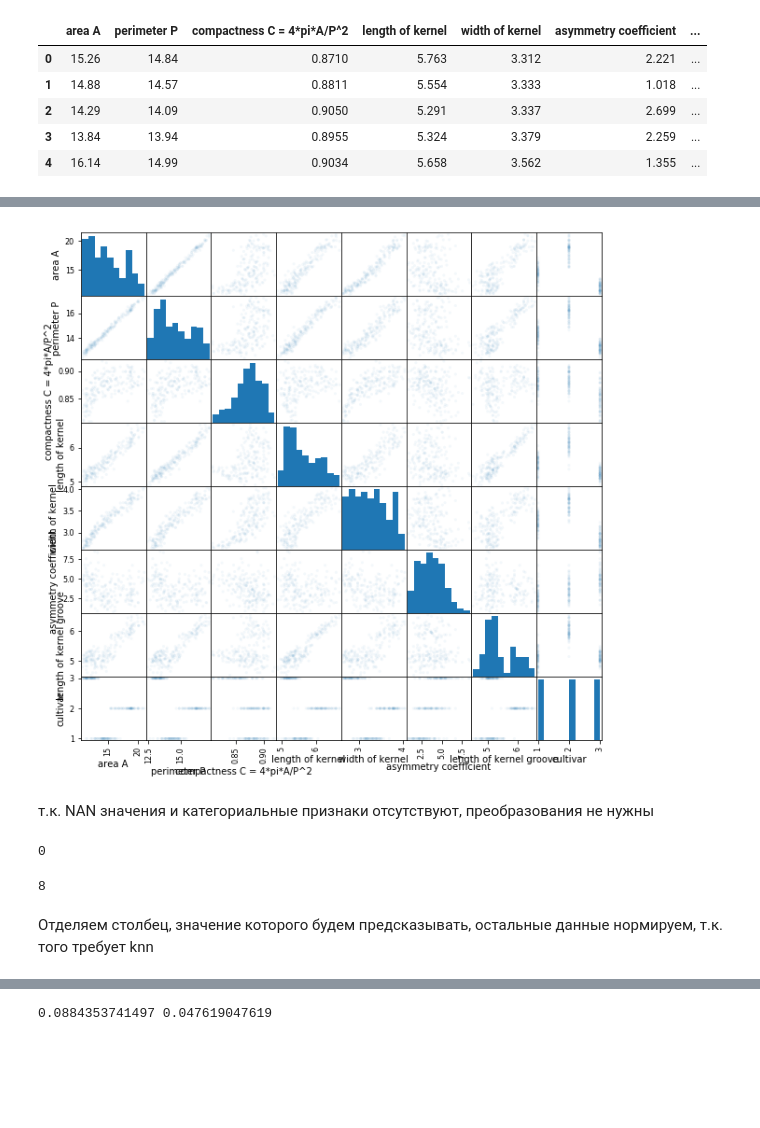
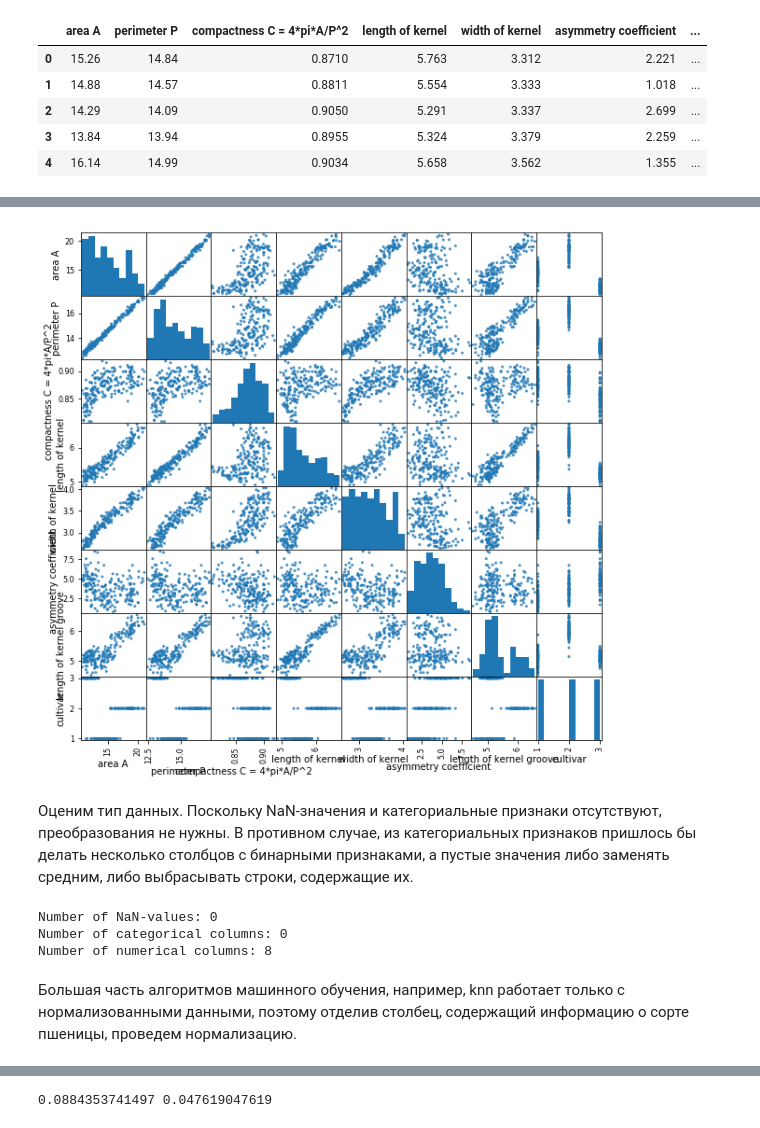
Before and after one commit to krist311/ML, a Jupyter notebook: 2509/2509.ipynb, the cells around one changed output, grey strips where cells are left out. Drawn from its saved outputs; the diff is of its cells as text; code cells hidden in the pictures; blank space fills up the shorter version.

```diff
--- a/2509/2509.ipynb
+++ b/2509/2509.ipynb
@@ -25,21 +66,22 @@ data.shape
 # %%
 data.corr()
 from pandas.plotting import scatter_matrix
-scatter_matrix(data, alpha = .05, figsize = (10, 10))
+scatter_matrix(data, alpha = 0.8, figsize = (10, 10))
 pass
 # %% [output]
-[figure, old version]
+[figure, new version]
-# %% [markdown]
-т.к. NAN значения и категориальные признаки отсутствуют, преобразования не нужны
+# %% [markdown]
+Оценим тип данных. Поскольку NaN-значения и категориальные признаки отсутствуют, преобразования не нужны. В противном случае, из категориальных признаков пришлось бы делать несколько столбцов с бинарными признаками, а пустые значения либо заменять средним, либо выбрасывать строки, содержащие их.
 # %%
-print(data.isnull().values.sum()) # number of NaN-values in the dataset
-len([c for c in data.columns if data[c].dtype.name == 'object']) # categorical_columns
-len([c for c in data.columns if data[c].dtype.name != 'object']) # numerical_columns
+print("Number of NaN-values: " + str(data.isnull().values.sum()))
+print("Number of categorical columns: " + str(len([c for c in data.columns if data[c].dtype.name == 'object'])))
+print("Number of numerical columns: " + str(len([c for c in data.columns if data[c].dtype.name != 'object'])))
 # %% [output]
-0
+Number of NaN-values: 0
+Number of categorical columns: 0
+Number of numerical columns: 8
-8
-# %% [markdown]
-Отделяем столбец, значение которого будем предсказывать, остальные данные нормируем, т.к. того требует knn
+# %% [markdown]
+Большая часть алгоритмов машинного обучения, например, knn работает только с нормализованными данными, поэтому отделив столбец, содержащий информацию о сорте пшеницы, проведем нормализацию.
 # %%
 x = data.drop(('cultivar'), axis = 1)
 y = data['cultivar']
```
Also changed, not shown: parts of 23 cells of this notebook.
